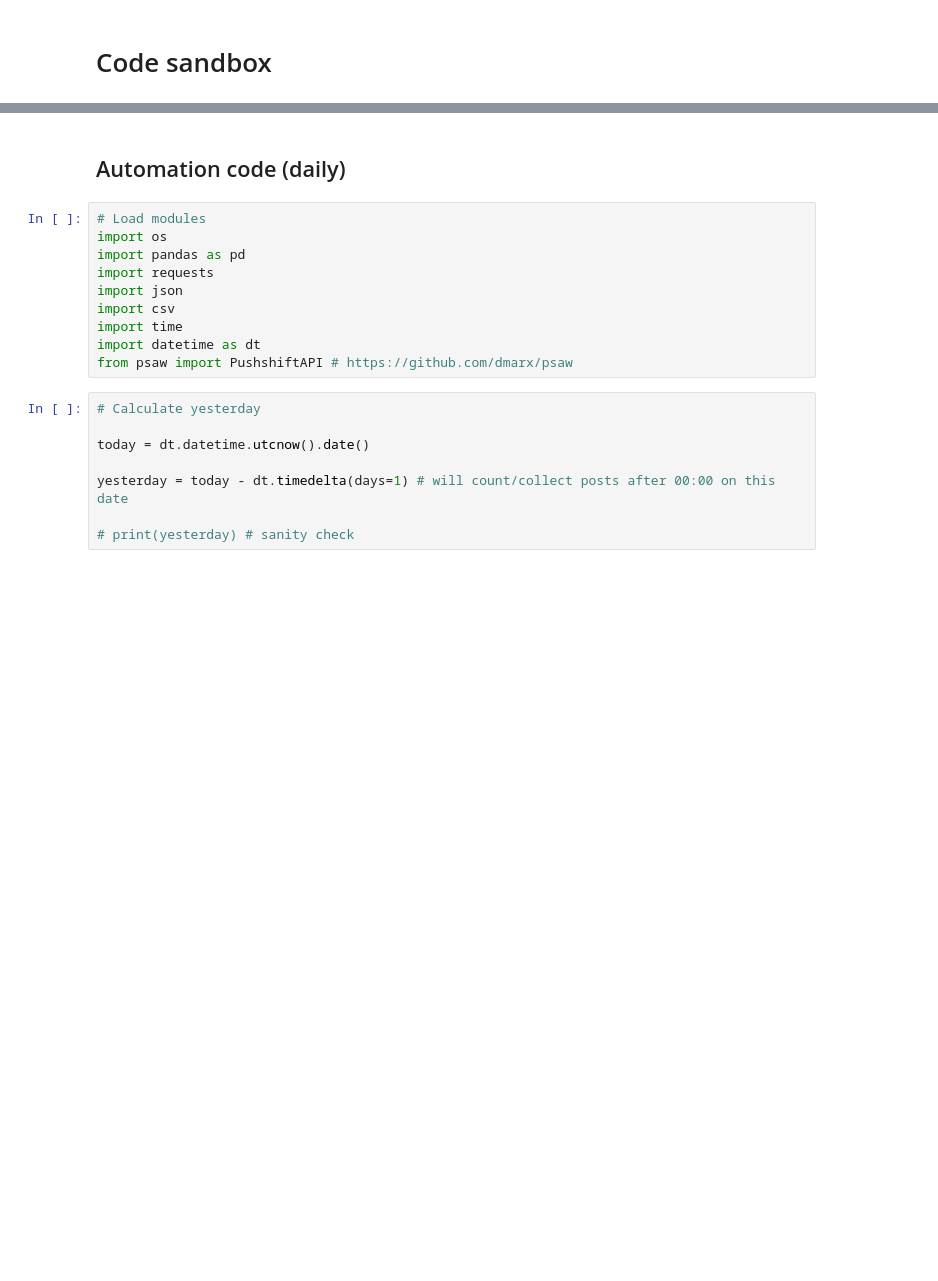
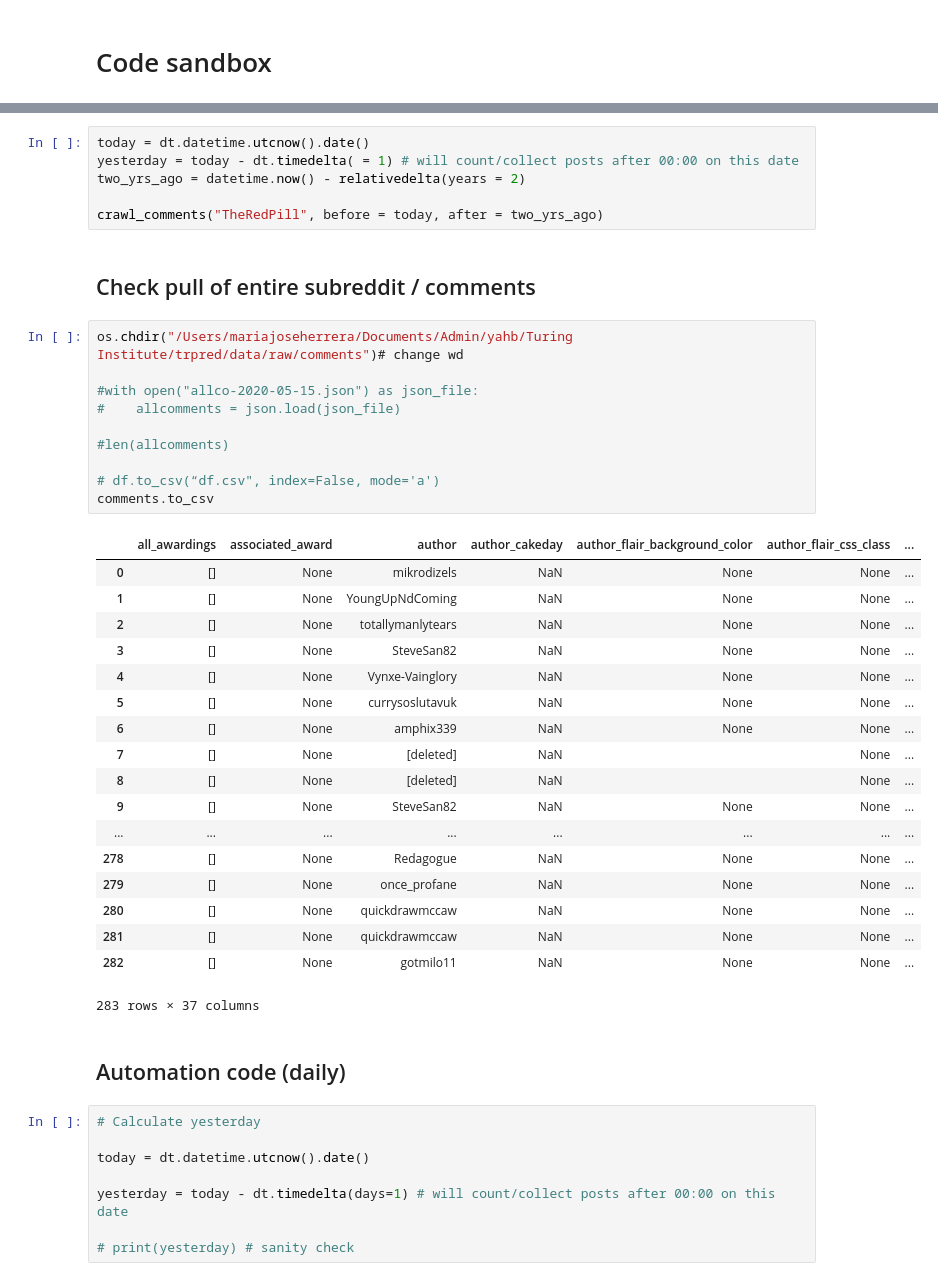
Before and after one commit to mh0409/trpred, a Jupyter notebook: sandbox.ipynb, the cells around one changed output, grey strips where cells are left out. Cells and saved outputs as stored; diff of their text form; blank space fills up the shorter version.

```diff
--- a/sandbox.ipynb
+++ b/sandbox.ipynb
@@ -3,15 +122,42 @@
+# %%
+today = dt.datetime.utcnow().date()
+yesterday = today - dt.timedelta( = 1) # will count/collect posts after 00:00 on this date
+two_yrs_ago = datetime.now() - relativedelta(years = 2)
+
+crawl_comments("TheRedPill", before = today, after = two_yrs_ago)
+# %% [markdown]
+## Check pull of entire subreddit / comments
+# %%
+os.chdir("/Users/mariajoseherrera/Documents/Admin/yahb/Turing Institute/trpred/data/raw/comments")# change wd
+
+#with open("allco-2020-05-15.json") as json_file:
+#    allcomments = json.load(json_file)
+
+#len(allcomments)
+
+# df.to_csv(“df.csv", index=False, mode='a')
+comments.to_csv
+# %% [output]
+|  | all_awardings | associated_award | author | author_cakeday | author_flair_background_color | author_flair_css_class | ... |
+| 0 | [] | None | mikrodizels | NaN | None | None | ... |
+| 1 | [] | None | YoungUpNdComing | NaN | None | None | ... |
+| 2 | [] | None | totallymanlytears | NaN | None | None | ... |
+| 3 | [] | None | SteveSan82 | NaN | None | None | ... |
+| 4 | [] | None | Vynxe-Vainglory | NaN | None | None | ... |
+| 5 | [] | None | currysoslutavuk | NaN | None | None | ... |
+| 6 | [] | None | amphix339 | NaN | None | None | ... |
+| 7 | [] | None | [deleted] | NaN |  | None | ... |
+| 8 | [] | None | [deleted] | NaN |  | None | ... |
+| 9 | [] | None | SteveSan82 | NaN | None | None | ... |
+| ... | ... | ... | ... | ... | ... | ... | ... |
+| 278 | [] | None | Redagogue | NaN | None | None | ... |
+| 279 | [] | None | once_profane | NaN | None | None | ... |
+| 280 | [] | None | quickdrawmccaw | NaN | None | None | ... |
+| 281 | [] | None | quickdrawmccaw | NaN | None | None | ... |
+| 282 | [] | None | gotmilo11 | NaN | None | None | ... |
+283 rows × 37 columns
 # %% [markdown]
 ## Automation code (daily)
-# %%
-# Load modules
-import os
-import pandas as pd
-import requests
-import json
-import csv
-import time
-import datetime as dt
-from psaw import PushshiftAPI # https://github.com/dmarx/psaw
 # %%
 # Calculate yesterday
 
```
Also changed, not shown: parts of 2 cells of this notebook, 6 other files.
